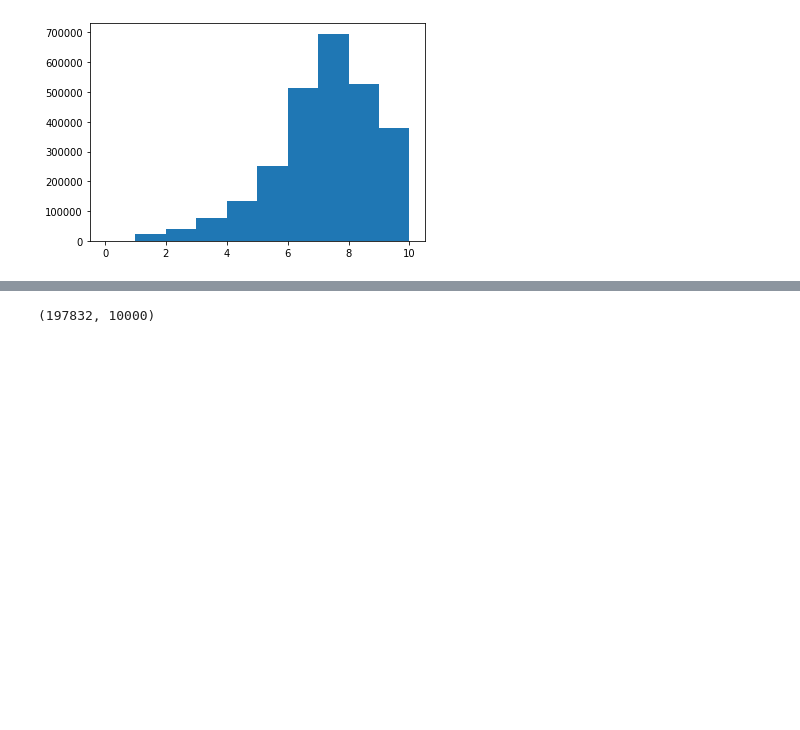
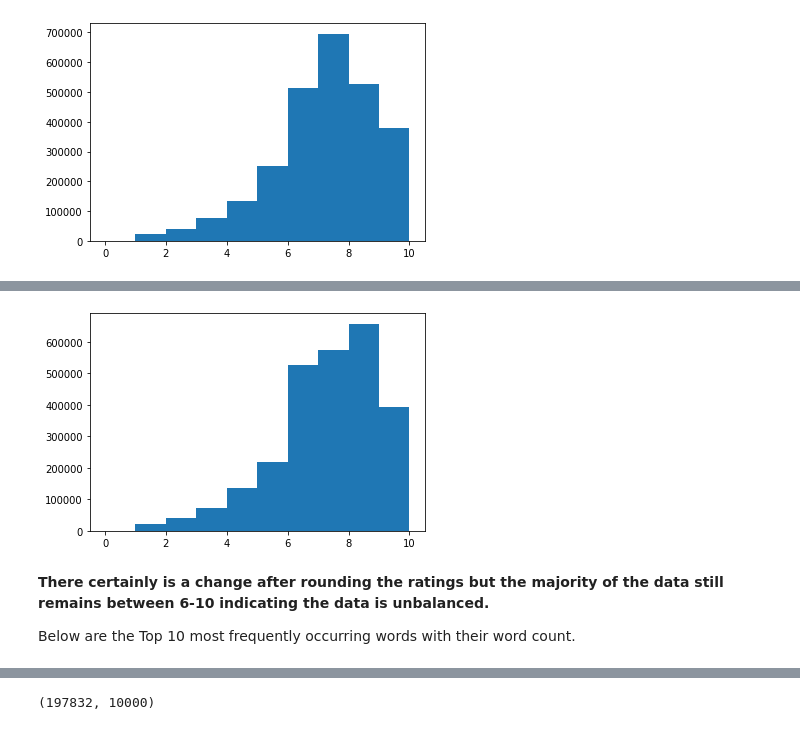
Before and after one commit to elisontuscano/Game-Review-Predictor, a Jupyter notebook: GameReviewPredictor.ipynb, the cells around one changed output, grey strips where cells are left out. Drawn from its saved outputs; the diff is of its cells as text; code cells hidden in the pictures; blank space fills up the shorter version.

```diff
--- a/GameReviewPredictor.ipynb
+++ b/GameReviewPredictor.ipynb
@@ -131,0 +177,9 @@ X_train.shape
+# %%
+plt.hist(dataset['rating'])
+plt.show()
+# %% [output]
+[figure, added]
+# %% [markdown]
+<b>There certainly is a change after rounding the ratings but the majority of the data still remains between 6-10 indicating the data is unbalanced.
+
+Below are the Top 10 most frequently occurring words with their word count.</b>
```
Also changed, not shown: parts of 88 cells of this notebook, 17 other files.
